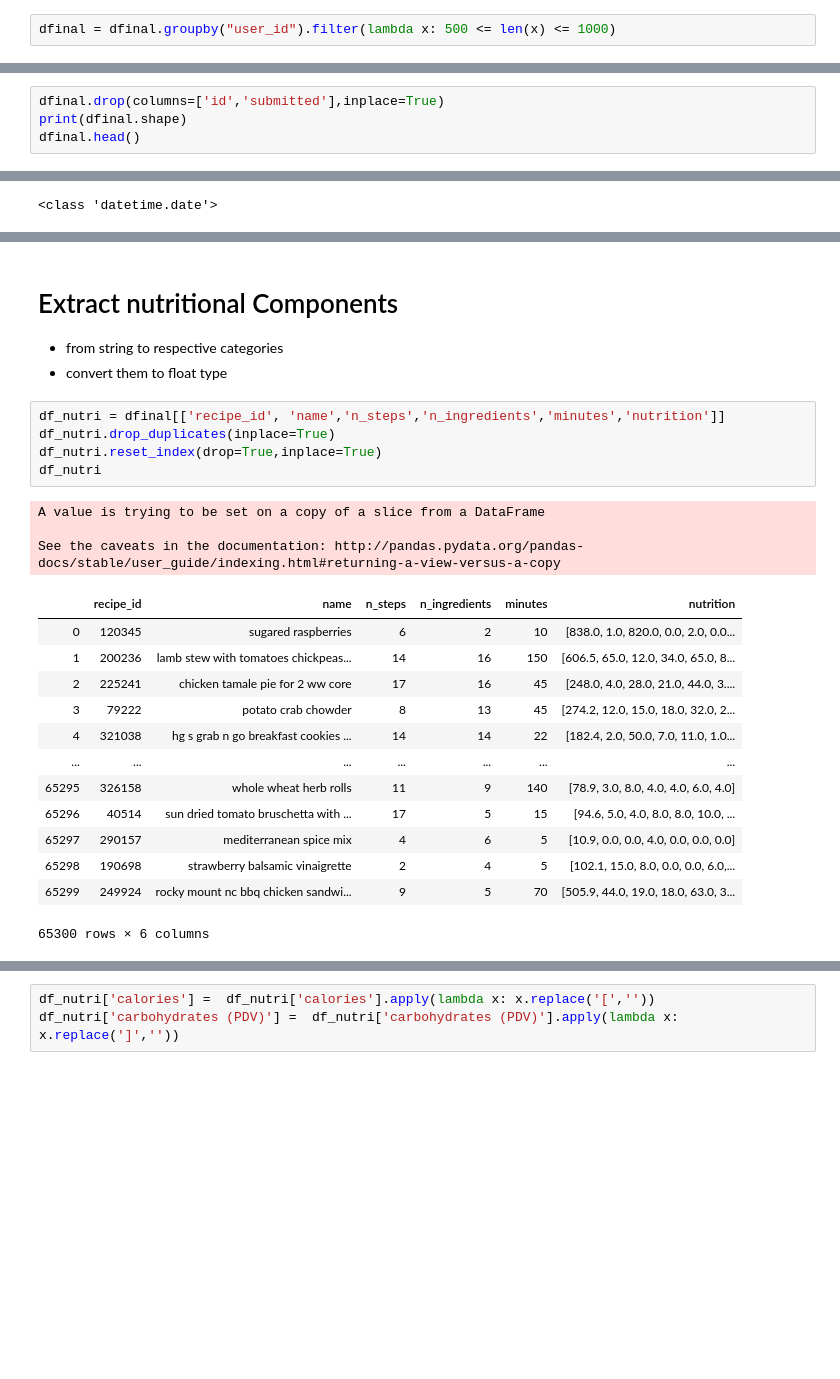
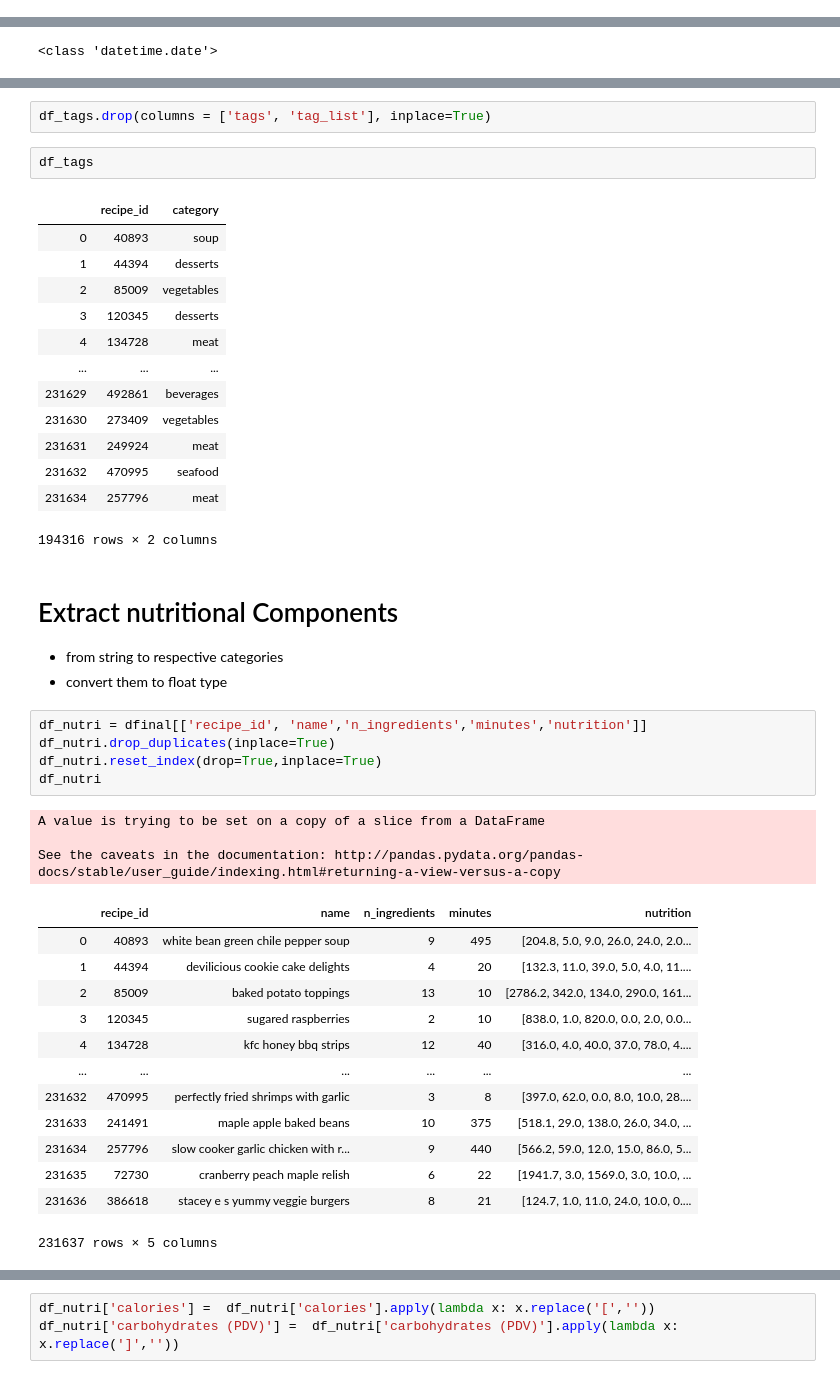
Before and after one commit to tangihan/Recipe-Recommender-System, a Jupyter notebook: Codes/Extract Train and Test Datasets.ipynb, the cells around one changed output, grey strips where cells are left out. Drawn from its saved outputs; the diff is of its cells as text; blank space fills up the shorter version.

```diff
--- a/Codes/Extract Train and Test Datasets.ipynb
+++ b/Codes/Extract Train and Test Datasets.ipynb
@@ -56,2 +52,0 @@ dfinal.head()
-# %%
-dfinal = dfinal.groupby("user_id").filter(lambda x: 500 <= len(x) <= 1000)
@@ -78,4 +52,0 @@ memory usage: 13.4+ MB
-# %%
-dfinal.drop(columns=['id','submitted'],inplace=True)
-print(dfinal.shape)
-dfinal.head()
@@ -100,29 +231,47 @@ print(type(dfinal['date'].iloc[0]))
+# %%
+df_tags.drop(columns = ['tags', 'tag_list'], inplace=True)
+# %%
+df_tags
+# %% [output]
+|  | recipe_id | category |
+| 0 | 40893 | soup |
+| 1 | 44394 | desserts |
+| 2 | 85009 | vegetables |
+| 3 | 120345 | desserts |
+| 4 | 134728 | meat |
+| ... | ... | ... |
+| 231629 | 492861 | beverages |
+| 231630 | 273409 | vegetables |
+| 231631 | 249924 | meat |
+| 231632 | 470995 | seafood |
+| 231634 | 257796 | meat |
+194316 rows × 2 columns
 # %% [markdown]
 # Extract nutritional Components
 
 - from string to respective categories
 - convert them to float type
 # %%
-df_nutri = dfinal[['recipe_id', 'name','n_steps','n_ingredients','minutes','nutrition']]
+df_nutri = dfinal[['recipe_id', 'name','n_ingredients','minutes','nutrition']]
 df_nutri.drop_duplicates(inplace=True)
 df_nutri.reset_index(drop=True,inplace=True)
 df_nutri
 # %% [output]
 A value is trying to be set on a copy of a slice from a DataFrame
 
 See the caveats in the documentation: http://pandas.pydata.org/pandas-docs/stable/user_guide/indexing.html#returning-a-view-versus-a-copy
-|  | recipe_id | name | n_steps | n_ingredients | minutes | nutrition |
-| 0 | 120345 | sugared raspberries | 6 | 2 | 10 | [838.0, 1.0, 820.0, 0.0, 2.0, 0.0... |
-| 1 | 200236 | lamb stew with tomatoes chickpeas... | 14 | 16 | 150 | [606.5, 65.0, 12.0, 34.0, 65.0, 8... |
-| 2 | 225241 | chicken tamale pie for 2 ww core | 17 | 16 | 45 | [248.0, 4.0, 28.0, 21.0, 44.0, 3.... |
-| 3 | 79222 | potato crab chowder | 8 | 13 | 45 | [274.2, 12.0, 15.0, 18.0, 32.0, 2... |
-| 4 | 321038 | hg s grab n go breakfast cookies ... | 14 | 14 | 22 | [182.4, 2.0, 50.0, 7.0, 11.0, 1.0... |
-| ... | ... | ... | ... | ... | ... | ... |
-| 65295 | 326158 | whole wheat herb rolls | 11 | 9 | 140 | [78.9, 3.0, 8.0, 4.0, 4.0, 6.0, 4.0] |
-| 65296 | 40514 | sun dried tomato bruschetta with ... | 17 | 5 | 15 | [94.6, 5.0, 4.0, 8.0, 8.0, 10.0, ... |
-| 65297 | 290157 | mediterranean spice mix | 4 | 6 | 5 | [10.9, 0.0, 0.0, 4.0, 0.0, 0.0, 0.0] |
-| 65298 | 190698 | strawberry balsamic vinaigrette | 2 | 4 | 5 | [102.1, 15.0, 8.0, 0.0, 0.0, 6.0,... |
-| 65299 | 249924 | rocky mount nc bbq chicken sandwi... | 9 | 5 | 70 | [505.9, 44.0, 19.0, 18.0, 63.0, 3... |
+|  | recipe_id | name | n_ingredients | minutes | nutrition |
+| 0 | 40893 | white bean green chile pepper soup | 9 | 495 | [204.8, 5.0, 9.0, 26.0, 24.0, 2.0... |
+| 1 | 44394 | devilicious cookie cake delights | 4 | 20 | [132.3, 11.0, 39.0, 5.0, 4.0, 11.... |
+| 2 | 85009 | baked potato toppings | 13 | 10 | [2786.2, 342.0, 134.0, 290.0, 161... |
+| 3 | 120345 | sugared raspberries | 2 | 10 | [838.0, 1.0, 820.0, 0.0, 2.0, 0.0... |
+| 4 | 134728 | kfc honey bbq strips | 12 | 40 | [316.0, 4.0, 40.0, 37.0, 78.0, 4.... |
+| ... | ... | ... | ... | ... | ... |
+| 231632 | 470995 | perfectly fried shrimps with garlic | 3 | 8 | [397.0, 62.0, 0.0, 8.0, 10.0, 28.... |
+| 231633 | 241491 | maple apple baked beans | 10 | 375 | [518.1, 29.0, 138.0, 26.0, 34.0, ... |
+| 231634 | 257796 | slow cooker garlic chicken with r... | 9 | 440 | [566.2, 59.0, 12.0, 15.0, 86.0, 5... |
+| 231635 | 72730 | cranberry peach maple relish | 6 | 22 | [1941.7, 3.0, 1569.0, 3.0, 10.0, ... |
+| 231636 | 386618 | stacey e s yummy veggie burgers | 8 | 21 | [124.7, 1.0, 11.0, 24.0, 10.0, 0.... |
-65300 rows × 6 columns
+231637 rows × 5 columns
 # %%
 df_nutri[['calories','total fat (PDV)','sugar (PDV)','sodium (PDV)','protein (PDV)','saturated fat (PDV)','carbohydrates (PDV)']] = df_nutri.nutrition.str.split(",",expand=True)
```
Also changed, not shown: parts of 35 cells of this notebook, 5 other files.
